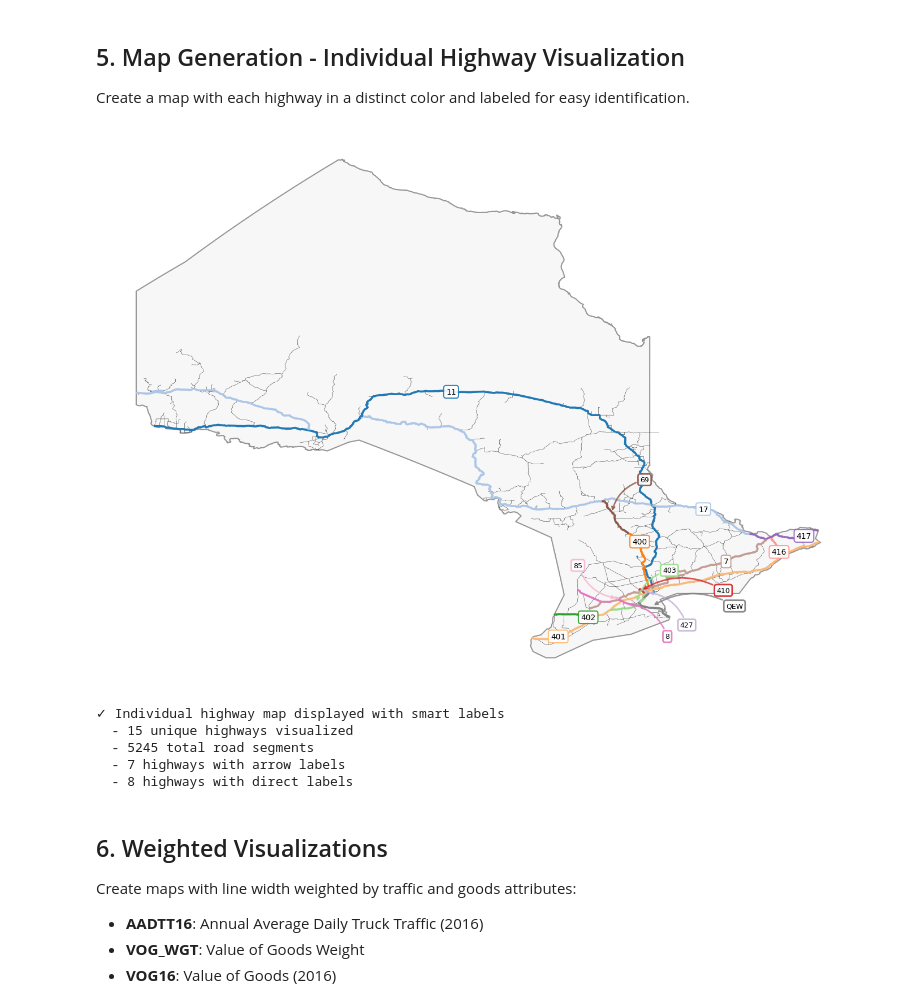
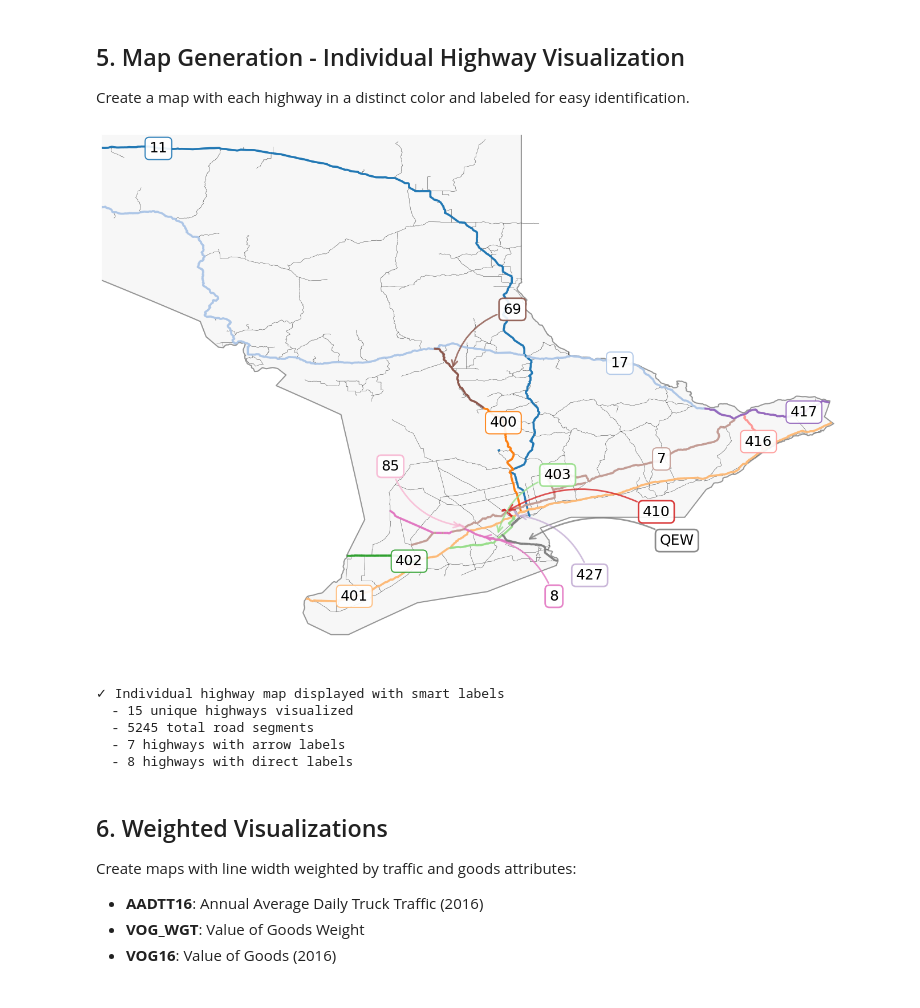
Before and after one commit to PowerON-Energy-Solutions/MHDV-Corridor-Location-Analysis, a Jupyter notebook: notebooks/highway_network_analysis.ipynb, the cells around one changed output. Saved outputs shown, nothing was run; the diff lists cells and outputs as text; code cells hidden in the pictures.

```diff
--- a/notebooks/highway_network_analysis.ipynb
+++ b/notebooks/highway_network_analysis.ipynb
@@ -539,7 +539,7 @@ for hwy, label_info in highway_labels.items():
             f'{hwy}',
             xy=arrow_to,
             xytext=pos,
-            fontsize=9,
+            fontsize=18,
             ha='center',
             va='center',
             bbox=dict(boxstyle='round,pad=0.3', facecolor='white', edgecolor=color, linewidth=2, alpha=0.9),
@@ -549,36 +549,45 @@ for hwy, label_info in highway_labels.items():
                 color=color,
                 linewidth=2,
                 alpha=0.8
             ),
             zorder=5
         )
     else:
         # Direct label placement
         ax.text(pos[0], pos[1], f'{hwy}',
-                fontsize=10, ha='center', va='center',
+                fontsize=18, ha='center', va='center',
                 bbox=dict(boxstyle='round,pad=0.3', facecolor='white', edgecolor=color, linewidth=1.5, alpha=0.9),
                 zorder=5)
+
+# Define southern Ontario zoom bounds (GTA + surrounding region)
+# Longitude: -80.5 to -79.0, Latitude: 43.2 to 44.2
+min_lon, max_lon = -86.5, -73.5
+min_lat, max_lat = 41.2, 50.0
+
+# Set axis limits to zoom into southern Ontario (faster rendering)
+ax.set_xlim(min_lon, max_lon)
+ax.set_ylim(min_lat, max_lat)
 
 # Remove title, axis labels, ticks, and grid
 ax.set_xticks([])
 ax.set_yticks([])
 ax.spines['top'].set_visible(False)
 ax.spines['right'].set_visible(False)
 ax.spines['bottom'].set_visible(False)
 ax.spines['left'].set_visible(False)
 
 plt.tight_layout()
-plt.savefig(project_root / "plots/highway_network_map_by_highway.png", dpi=300)
+plt.savefig(project_root / "plots/highway_network_map_by_highway.png", dpi=500)
 plt.savefig(project_root / "plots/highway_network_map_by_highway.pdf")
 plt.show()
 
 print("✓ Individual highway map displayed with smart labels")
 print(f"  - {len(highways_list)} unique highways visualized")
 print(f"  - {len(line_segments)} total road segments")
 print(f"  - {sum(1 for l in highway_labels.values() if l['mode'] == 'arrow')} highways with arrow labels")
 print(f"  - {sum(1 for l in highway_labels.values() if l['mode'] == 'direct')} highways with direct labels")
 # %% [output]
-[figure, old version]
+[figure, new version]
 ✓ Individual highway map displayed with smart labels
   - 15 unique highways visualized
   - 5245 total road segments
```
Also changed, not shown: parts of 5 cells of this notebook.
